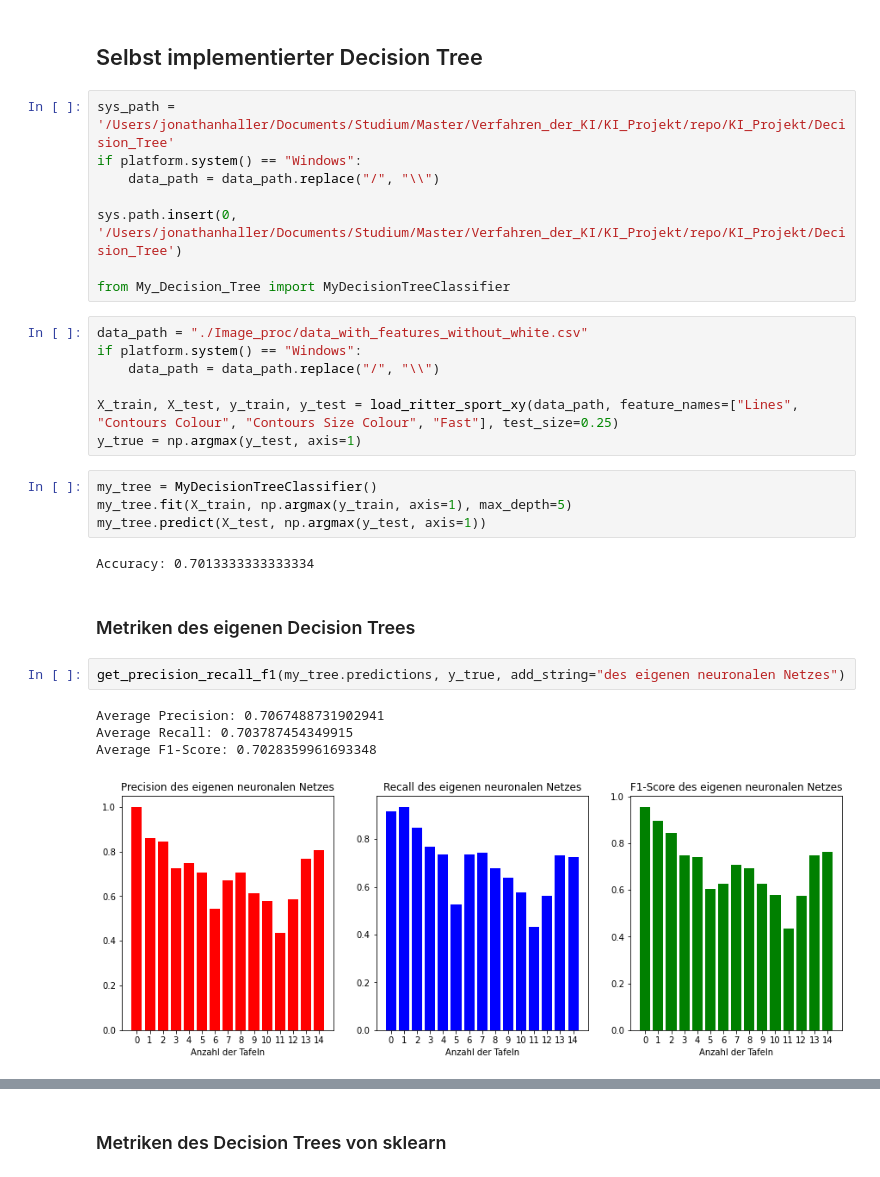
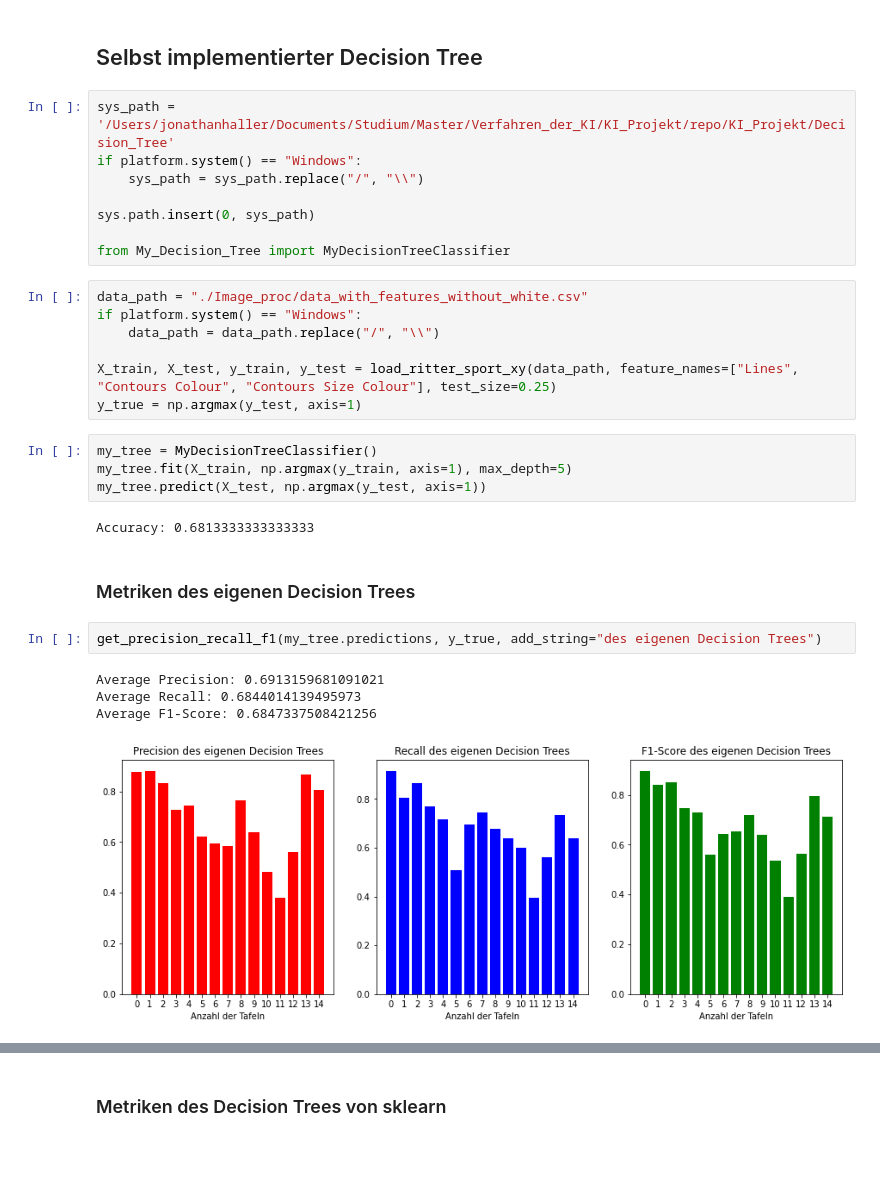
Before and after one commit to hajo1038/KI_Projekt, a Jupyter notebook: Presentation_Notebook.ipynb, the cells around one changed output, grey strips where cells are left out. Cells and saved outputs as stored; diff of their text form.

```diff
--- a/Presentation_Notebook.ipynb
+++ b/Presentation_Notebook.ipynb
@@ -217,9 +223,9 @@ Mean-Error: 1.528205128205128
 # %%
 sys_path = '/Users/jonathanhaller/Documents/Studium/Master/Verfahren_der_KI/KI_Projekt/repo/KI_Projekt/Decision_Tree'
 if platform.system() == "Windows":
-    data_path = data_path.replace("/", "\\")
+    sys_path = sys_path.replace("/", "\\")
 
-sys.path.insert(0, '/Users/jonathanhaller/Documents/Studium/Master/Verfahren_der_KI/KI_Projekt/repo/KI_Projekt/Decision_Tree')
+sys.path.insert(0, sys_path)
 
 from My_Decision_Tree import MyDecisionTreeClassifier
 # %%
@@ -227,23 +233,23 @@ data_path = "./Image_proc/data_with_features_without_white.csv"
 if platform.system() == "Windows":
     data_path = data_path.replace("/", "\\")
 
-X_train, X_test, y_train, y_test = load_ritter_sport_xy(data_path, feature_names=["Lines", "Contours Colour", "Contours Size Colour", "Fast"], test_size=0.25)
+X_train, X_test, y_train, y_test = load_ritter_sport_xy(data_path, feature_names=["Lines", "Contours Colour", "Contours Size Colour"], test_size=0.25)
 y_true = np.argmax(y_test, axis=1)
 # %%
 my_tree = MyDecisionTreeClassifier()
 my_tree.fit(X_train, np.argmax(y_train, axis=1), max_depth=5)
 my_tree.predict(X_test, np.argmax(y_test, axis=1))
 # %% [output]
-Accuracy: 0.7013333333333334
+Accuracy: 0.6813333333333333
 # %% [markdown]
 ### Metriken des eigenen Decision Trees
 # %%
-get_precision_recall_f1(my_tree.predictions, y_true, add_string="des eigenen neuronalen Netzes")
+get_precision_recall_f1(my_tree.predictions, y_true, add_string="des eigenen Decision Trees")
 # %% [output]
-Average Precision: 0.7067488731902941
-Average Recall: 0.703787454349915
-Average F1-Score: 0.7028359961693348
+Average Precision: 0.6913159681091021
+Average Recall: 0.6844014139495973
+Average F1-Score: 0.6847337508421256
-[figure, old version]
+[figure, new version]
 # %%
 ConfusionMatrixDisplay.from_predictions(y_true, my_tree.predictions)
 # %% [output]
```
Also changed, not shown: parts of 50 cells of this notebook.
